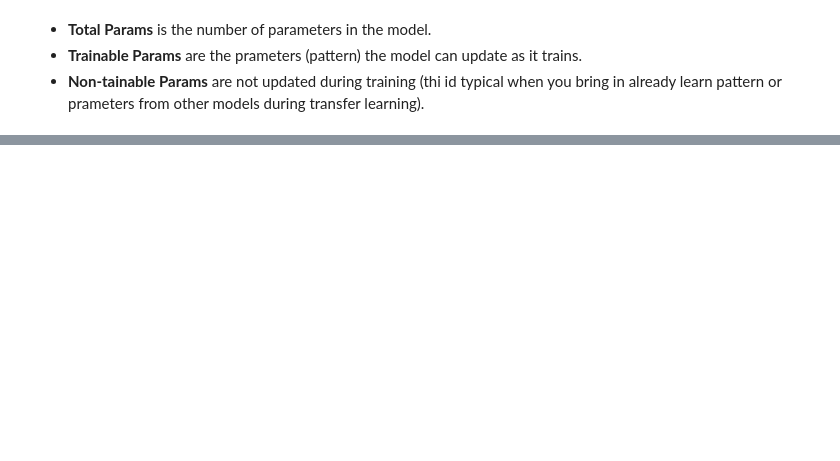
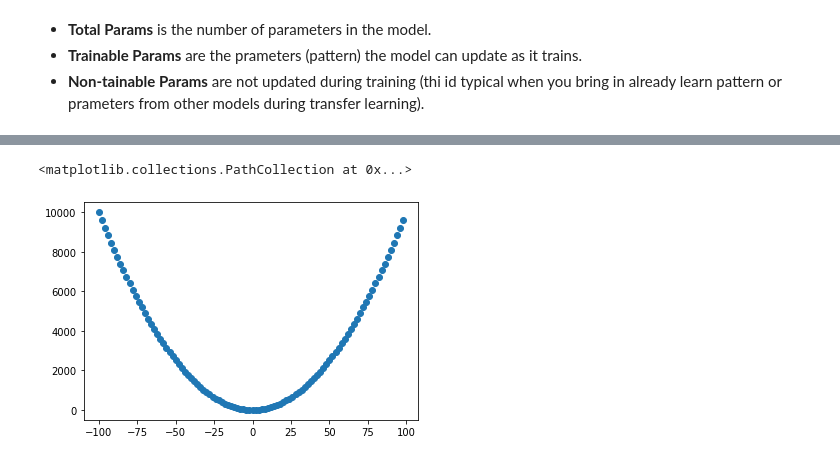
Before and after one commit to A-jha/TENSOR-FLOW-LAB, a Jupyter notebook: 01_Neural_Network_Regration_Wth_TensoFlow.ipynb, the cells around one changed output, grey strips where cells are left out. Cells and saved outputs as stored; diff of their text form; code cells hidden in the pictures; blank space fills up the shorter version.

```diff
--- a/01_Neural_Network_Regration_Wth_TensoFlow.ipynb
+++ b/01_Neural_Network_Regration_Wth_TensoFlow.ipynb
@@ -385,0 +482,4 @@ plot_model(model = model, show_shapes=True)
+# %%
+### Lets create a new data
+data_X = tf.range(-100, 100, 2)
+data_X
@@ -385,0 +498,3 @@ plot_model(model = model, show_shapes=True)
+# %%
+data_Y = data_X**2 + 5
+data_Y
@@ -385,0 +515,6 @@ plot_model(model = model, show_shapes=True)
+# %%
+# visuallize the data
+plt.scatter(data_X, data_Y)
+# %% [output]
+<matplotlib.collections.PathCollection at 0x...>
+[figure, added]
```
Also changed, not shown: parts of 42 cells of this notebook.
